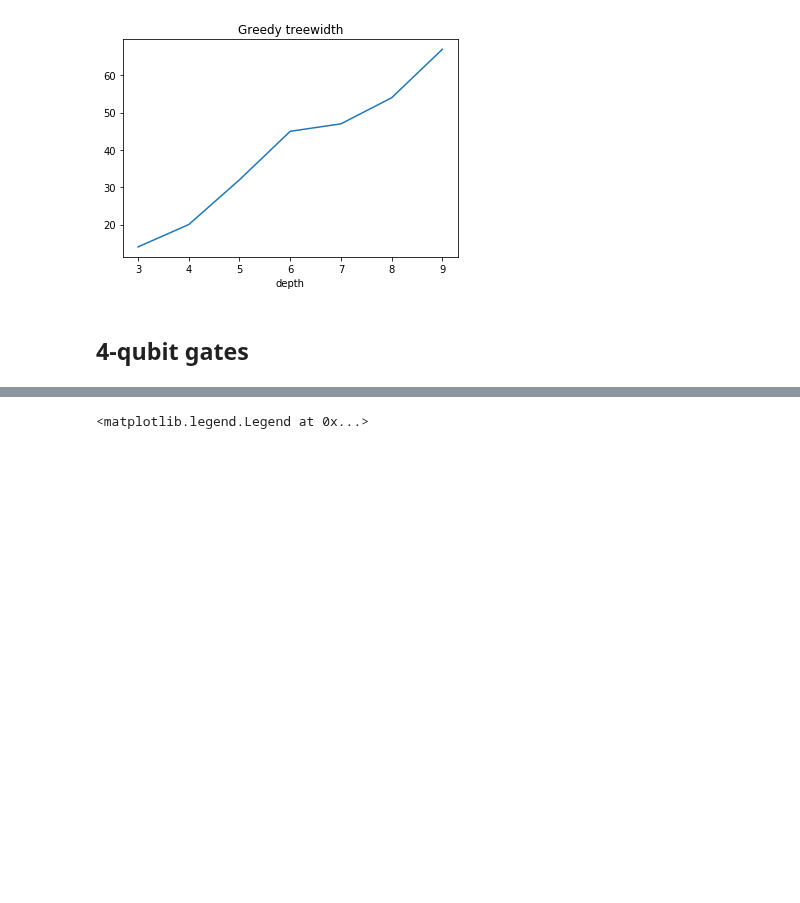
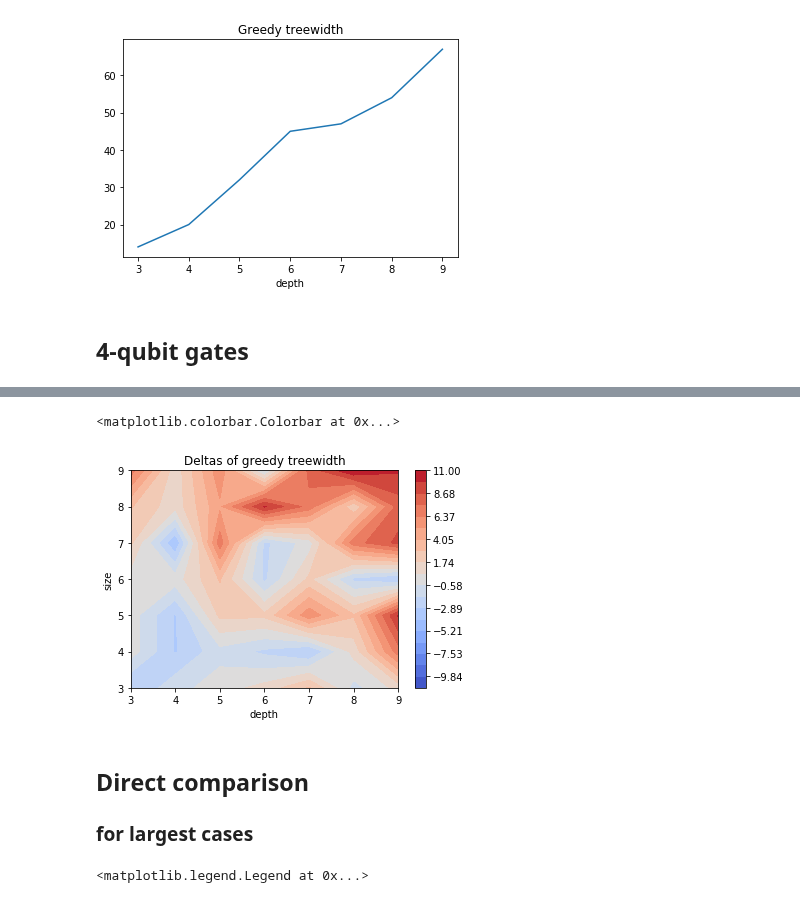
Before and after one commit to danlkv/QTensor, a Jupyter notebook: scratchpad/notebooks/LHZ treewidth of 4-body.ipynb, the cells around one changed output, grey strips where cells are left out. Drawn from its saved outputs; the diff is of its cells as text; code cells hidden in the pictures; blank space fills up the shorter version.

Commit message:
LHZ comparison more details

```diff
--- a/scratchpad/notebooks/LHZ treewidth of 4-body.ipynb
+++ b/scratchpad/notebooks/LHZ treewidth of 4-body.ipynb
@@ -323,3 +325,16 @@ plt.colorbar(f)
+# %%
+deltas = np.array(tws) - tws_4q
+rang = max(-min(deltas), max(deltas))
+levels = np.linspace(-rang, rang, 20)
+plt.title('Deltas of greedy treewidth')
+f = plot_pairwise(deltas, params, 'depth', 'size', levels=levels, cmap=cm.coolwarm)
+plt.colorbar(f)
+# %% [output]
+<matplotlib.colorbar.Colorbar at 0x...>
+[figure, added]
+# %% [markdown]
+## Direct comparison
+### for largest cases
 # %%
 
 f = plot_pairwise_solo(tws, params, -1, 'size', 'depth', label='fSim gate')
```
Also changed, not shown: parts of 8 cells of this notebook.
